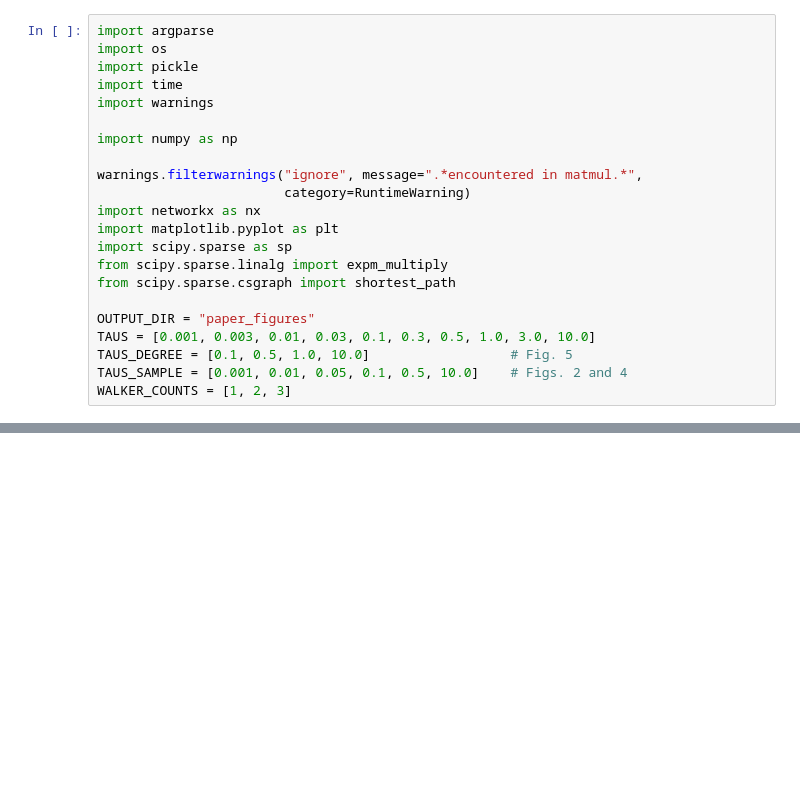
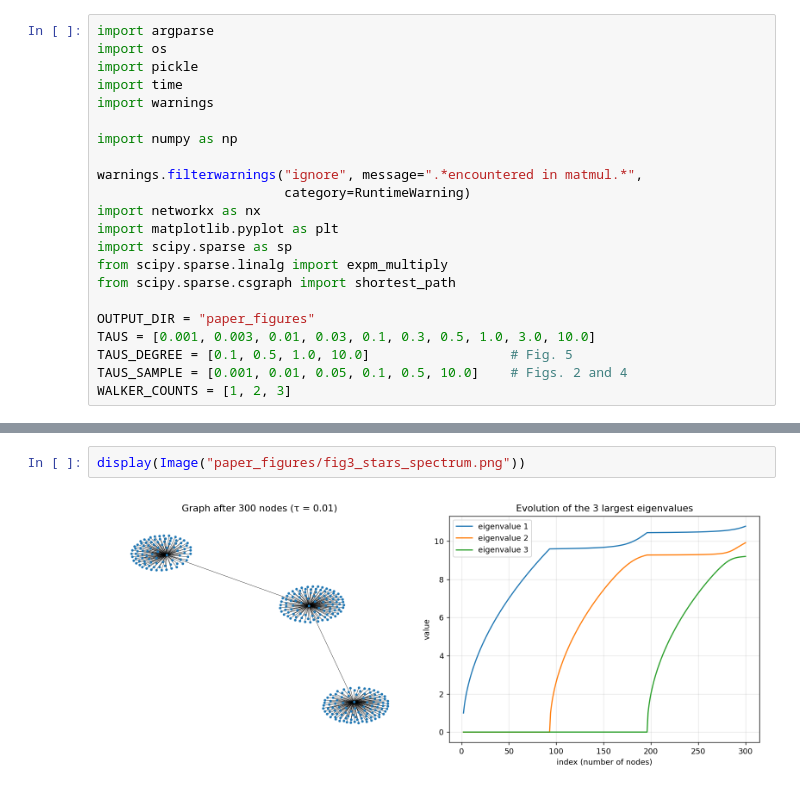
Before and after one commit to mardoniofranca/canoa-grg-qr-tupa, a Jupyter notebook: src/main.ipynb, the cells around one changed output, grey strips where cells are left out. Drawn from its saved outputs; the diff is of its cells as text; blank space fills up the shorter version.

```diff
--- a/src/main.ipynb
+++ b/src/main.ipynb
@@ -348,0 +584,4 @@ Figures in ./paper_figures/
+# %%
+display(Image("paper_figures/fig3_stars_spectrum.png"))
+# %% [output]
+[figure, added]
```
Also changed, not shown: parts of 38 cells of this notebook, 19 other files.
